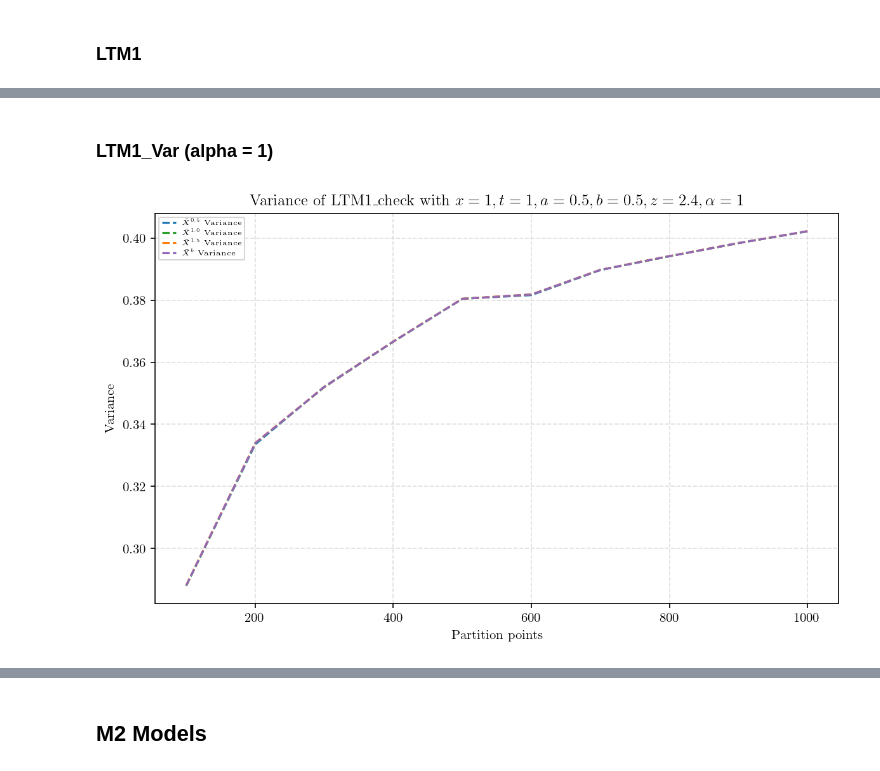
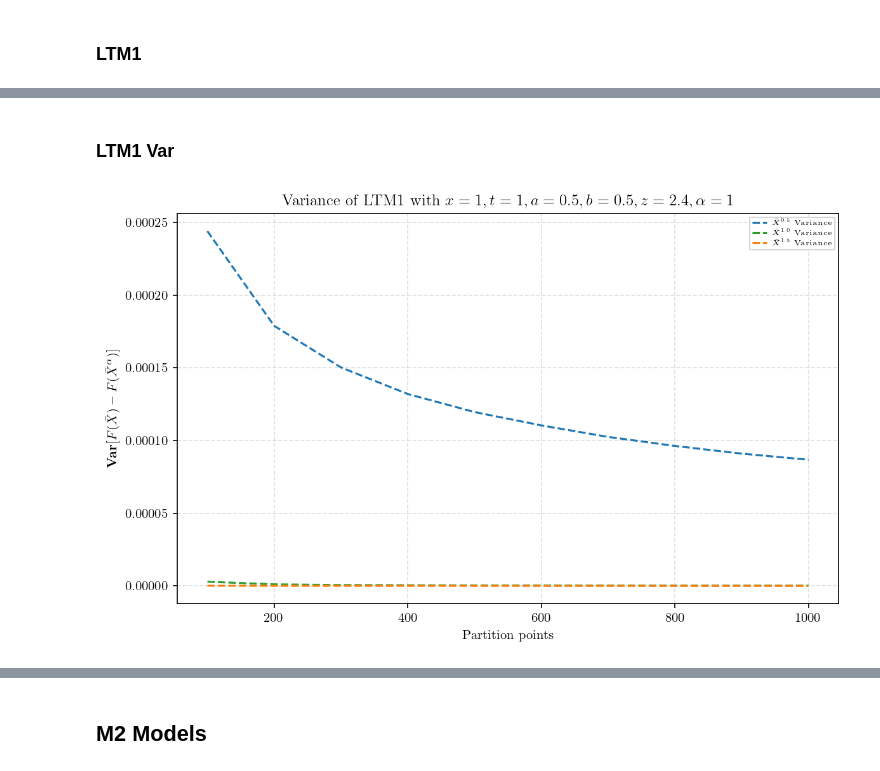
Before and after one commit to Andriyichenko/simulation, a Jupyter notebook: LT/LT_plot.ipynb, the cells around one changed output, grey strips where cells are left out. Cells and saved outputs as stored; diff of their text form; code cells hidden in the pictures.

```diff
--- a/LT/LT_plot.ipynb
+++ b/LT/LT_plot.ipynb
@@ -406,30 +201,28 @@ image saved to: sim_pics/LTM1_ab0.5_100_1000_log.png
-# %% [markdown]
-### LTM1_Var (alpha = 1)
+# %% [markdown]
+### LTM1 Var
 # %%
-#LTM1_check_var(alpha = 1) variance plot
+#LTM1 var(alpha = 1) variance plot
 import pandas as pd
 import matplotlib.pyplot as plt
 import numpy as np
 from pathlib import Path
 plt.rcParams['font.family'] = 'Hiragino Sans'  # 図のフォント設定
-df = pd.read_csv("../data_source/LTM1_check_100_1000_data.csv")
+df = pd.read_csv("../data_source/LTM1_100_1000_data.csv")
 
 #分散
 variance_A = df['E']
 variance_Am = df['Em']
 variance_A15 = df['E_1_5']
-variance_Ab = df['Eb']
 
 plt.figure(figsize=(8, 5), dpi=150)  # dpi とは Dots Per Inch を意味する
 plt.plot(df["points"], variance_A, linestyle="--", color="#1f77b4", label=r"$\bar{X}^{0.5}$ Variance")
 plt.plot(df["points"], variance_Am, linestyle="--", color="#2ca02c", label=r"$\bar{X}^{1.0}$ Variance")
 plt.plot(df["points"], variance_A15, linestyle="--", color="#ff7f0e", label=r"$\bar{X}^{1.5}$ Variance")
-plt.plot(df["points"], variance_Ab, linestyle="--", color="#9467bd", label=r"$\bar{X}^{b}$ Variance")
-plt.title(r'Variance of LTM1_check with $x=1,t=1,a=0.5,b=0.5,z=2.4,\alpha = 1$')
+plt.title(r'Variance of LTM1 with $x=1,t=1,a=0.5,b=0.5,z=2.4,\alpha = 1$')
 plt.xlabel("Partition points")
-plt.ylabel("Variance")
+plt.ylabel(r'$\mathbf{Var}[F(\bar{X}) - F(\bar{X}^\alpha)]$')
 plt.grid(True, linestyle="--", alpha=0.4)
 plt.legend(fontsize=5.5, loc='best')
 plt.tight_layout()  # 自動的にレイアウトを調整する
 # %% [output]
-[figure, old version]
+[figure, new version]
```
Also changed, not shown: parts of 25 cells of this notebook, 11 other files.
